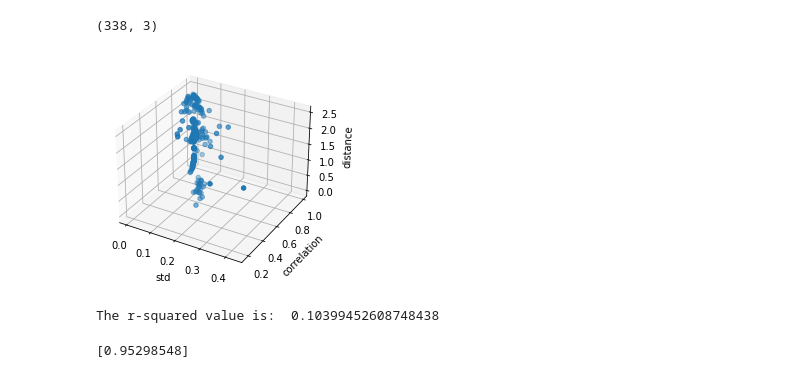
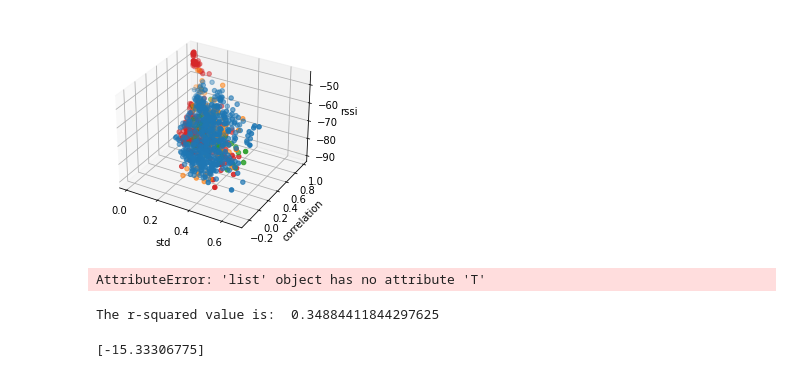
Before and after one commit to ClassicLocalization/NetworkDeviceLocalization, a Jupyter notebook: dataAnalysis/MultiDimPolyReg.ipynb, the cells around one changed output. Cells and saved outputs as stored; diff of their text form; code cells hidden in the pictures.

Commit message:
added new data sets

```diff
--- a/dataAnalysis/MultiDimPolyReg.ipynb
+++ b/dataAnalysis/MultiDimPolyReg.ipynb
@@ -6,50 +6,60 @@ from mpl_toolkits.mplot3d import Axes3D
 from sklearn.linear_model import LinearRegression
 from matplotlib import cm
 # %%
-df = pd.read_csv(r'C:\Users\Superadmin\Desktop\Bachelorarbeit\dataAnalysis\csi_data_diffRoom.csv')
-df.tail()
+df = []
+df.append(pd.read_csv(r'C:\Users\Superadmin\Desktop\Bachelorarbeit\dataAnalysis\csi_data_max_distance.csv'))
+df.append(pd.read_csv(r'C:\Users\Superadmin\Desktop\Bachelorarbeit\dataAnalysis\csi_data_walls.csv'))
+df.append(pd.read_csv(r'C:\Users\Superadmin\Desktop\Bachelorarbeit\dataAnalysis\csi_data_outside.csv'))
+df.append(pd.read_csv(r'C:\Users\Superadmin\Desktop\Bachelorarbeit\dataAnalysis\csi_data_walls_steel.csv'))
 
 X = []
 Y = []
 
+x_axis = "std"
+y_axis = "correlation"
+z_axis = "rssi"
+
 for i in range(len(df)):
-    X.append([float(df['std'][i]), float(df['correlation'][i]), 1])
-    Y.append(float(df['distance'][i]))
-
-X = np.array(X)
-Y = np.array(Y)
+    temp_X = []
+    temp_Y = []
+    for j in range(len(df[i])):
+        temp_X.append([float(df[i][x_axis][j]), float(df[i][y_axis][j]), 1])
+        temp_Y.append(float(df[i][z_axis][j]))
+    temp_X = np.array(temp_X)
+    temp_Y = np.array(temp_Y)
+    X.append(temp_X)
+    Y.append(temp_Y)
-# %%
-X.shape
-# %% [output]
-(338, 3)
 # %%
 fig = plt.figure()
 ax = fig.add_subplot(1,1,1, projection='3d')
-ax.scatter(X[:,0],X[:,1],Y)
-ax.set_xlabel('std')
-ax.set_ylabel('correlation')
-ax.set_zlabel('distance')
-plt.show()
-#plt.savefig('std-correlation-distance.png')
+for i in range(len(X)):
+    ax.scatter(X[i][:,0],X[i][:,1],Y[i])
+ax.set_xlabel(x_axis)
+ax.set_ylabel(y_axis)
+ax.set_zlabel(z_axis)
+#plt.show()
+plt.savefig(x_axis + '-' + y_axis + '-' + z_axis + '_04-07.png')
 # %% [output]
-[figure, old version]
+[figure, new version]
 # %%
 w = np.linalg.solve(np.dot(X.T, X), np.dot(X.T, Y))
 Yhat = np.dot(X, w)
+# %% [output]
+AttributeError: 'list' object has no attribute 'T'
 # %%
 d1 = Y - Yhat
 d2 = Y - Y.mean()
 r2 = 1 - d1.dot(d1) / d2.dot(d2)
 print("The r-squared value is: ", r2)
 # %% [output]
-The r-squared value is:  0.10399452608748438
+The r-squared value is:  0.34884411844297625
 # %%
 X_test = np.array([0.5, 1, 1])
 X_test.shape
 X_test = X_test.reshape(-1,3)
 print(np.dot(X_test, w))
 # %% [output]
-[0.95298548]
+[-15.33306775]
 # %%
 lr = LinearRegression()
 lr.fit(X,Y)
```
Also changed, not shown: 48 other files.
